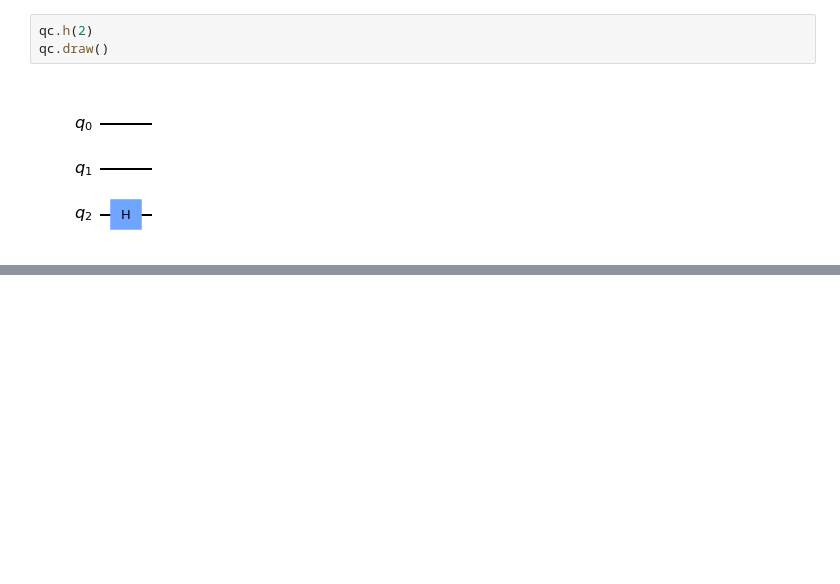
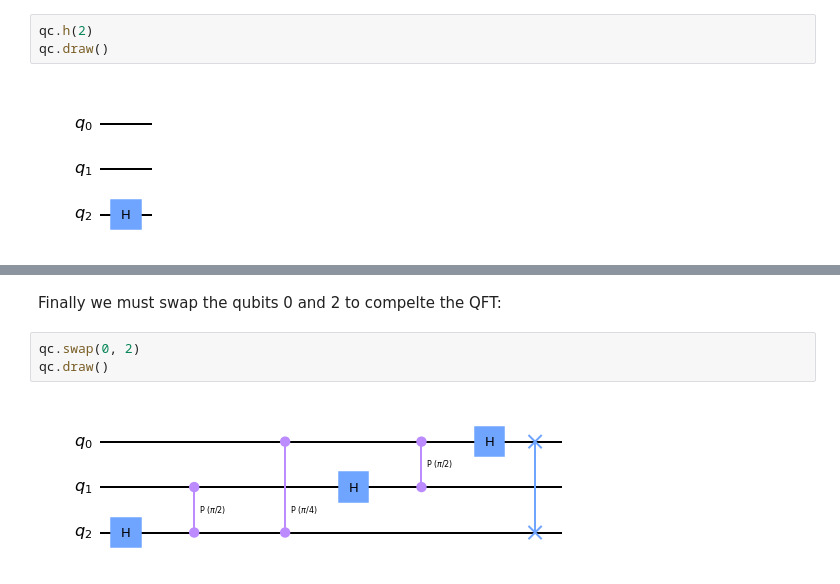
Before and after one commit to jraleman/qcra, a Jupyter notebook: practice/QFT.ipynb, the cells around one changed output, grey strips where cells are left out. Drawn from its saved outputs; the diff is of its cells as text; blank space fills up the shorter version.

```diff
--- a/practice/QFT.ipynb
+++ b/practice/QFT.ipynb
@@ -75,0 +99,7 @@ qc.draw()
+# %% [markdown]
+Finally we must swap the qubits 0 and 2 to compelte the QFT:
+# %%
+qc.swap(0, 2)
+qc.draw()
+# %% [output]
+[figure, added]
```
Also changed, not shown: parts of 44 cells of this notebook.
